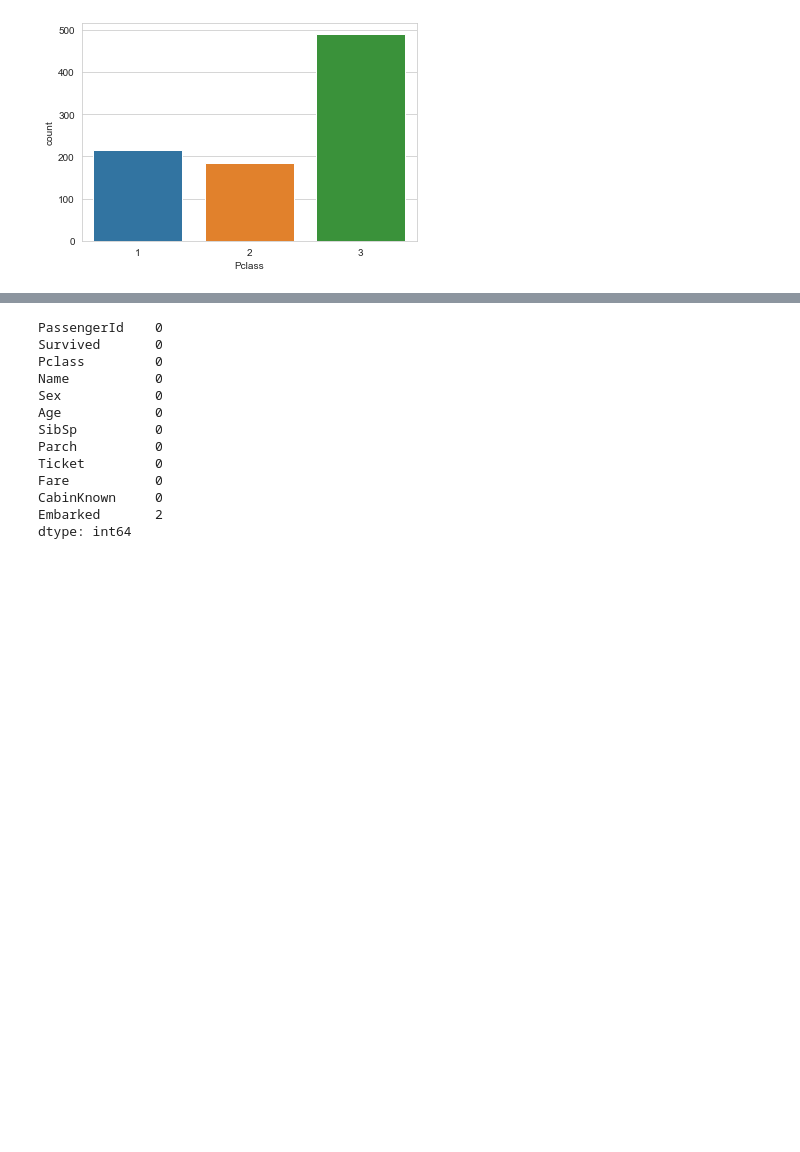
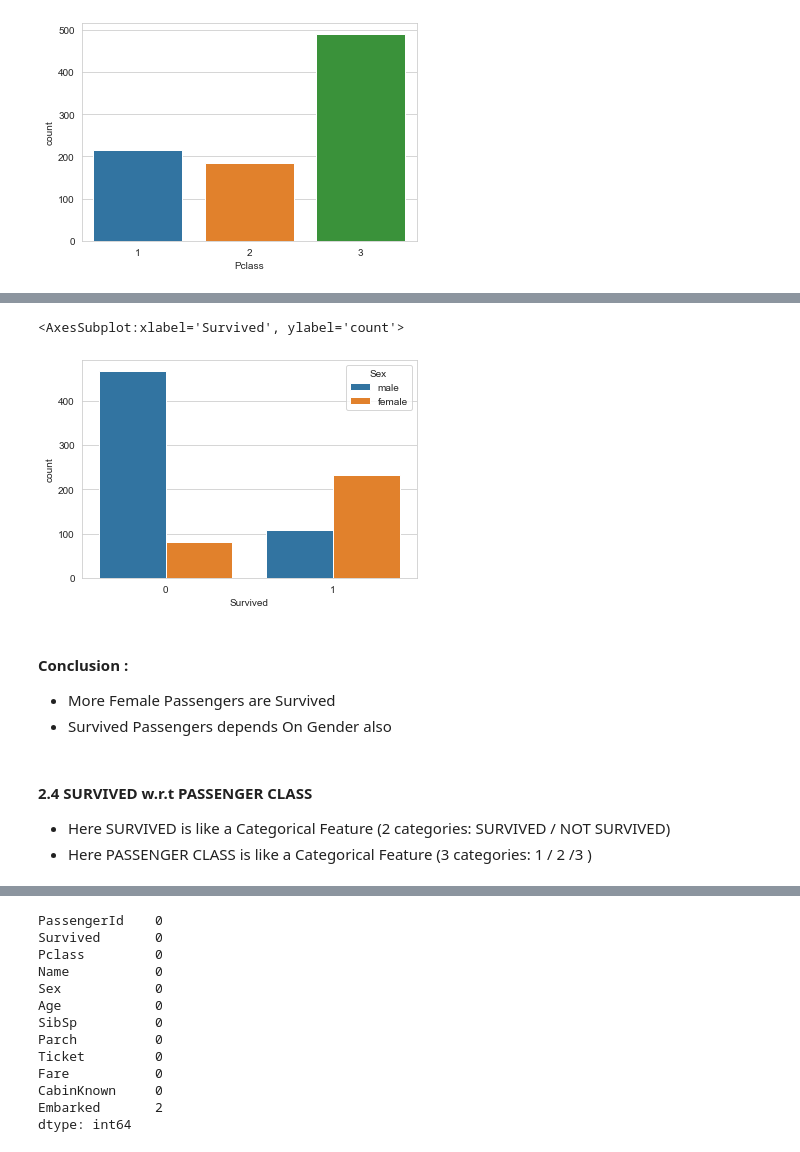
Before and after one commit to JKPradeep/DataScienceMaterial, a Jupyter notebook: 9 Exploratory Data Analysis/My Practice Titanic DataSet.ipynb, the cells around one changed output, grey strips where cells are left out. Saved outputs shown, nothing was run; the diff lists cells and outputs as text; code cells hidden in the pictures; blank space fills up the shorter version.

```diff
--- a/9 Exploratory Data Analysis/My Practice Titanic DataSet.ipynb
+++ b/9 Exploratory Data Analysis/My Practice Titanic DataSet.ipynb
@@ -98,0 +156,4 @@ sns.countplot('Pclass', data=df)
+# %%
+sns.set_style('whitegrid')
+sns.countplot('Survived', hue='Sex', data=df)
+# %% [output]
@@ -99,3 +162,13 @@ sns.countplot('Pclass', data=df)
+<AxesSubplot:xlabel='Survived', ylabel='count'>
+[figure, added]
+# %% [markdown]
+#### Conclusion :
+- More Female Passengers are Survived
+- Survived Passengers depends On Gender also
+# %% [markdown]
+#### 2.4 SURVIVED w.r.t PASSENGER CLASS
+- Here SURVIVED is like a Categorical Feature (2 categories: SURVIVED / NOT SURVIVED)
+- Here PASSENGER CLASS is like a Categorical Feature (3 categories: 1 / 2 /3 )
 # %%
 sns.set_style('whitegrid')
 sns.countplot('Survived', hue='Pclass', data=df)
```
Also changed, not shown: parts of 146 cells of this notebook.
